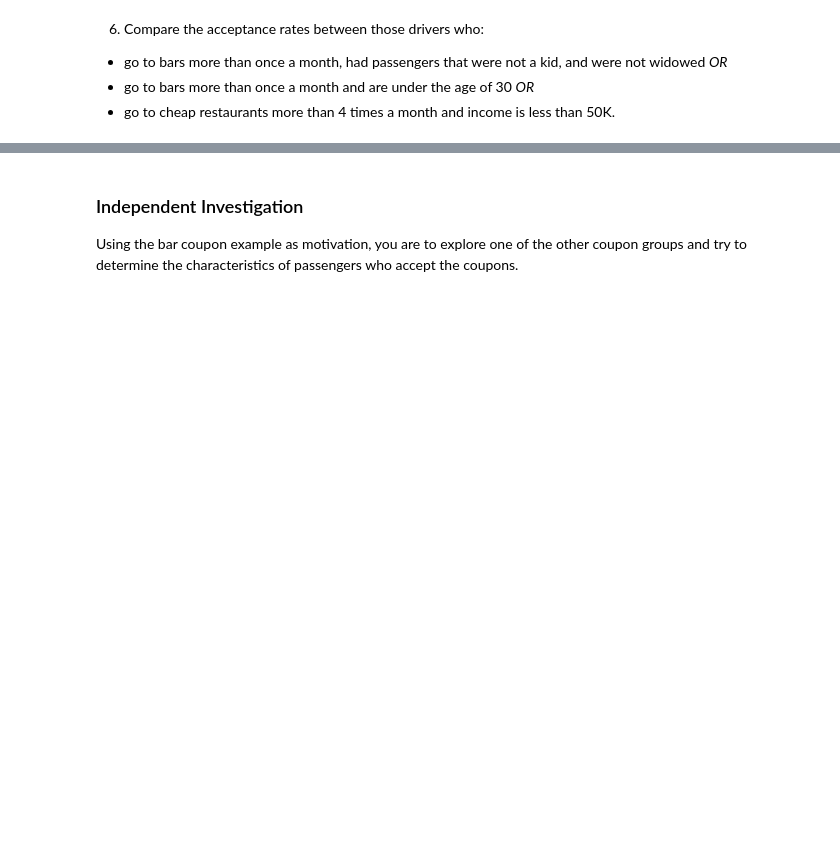
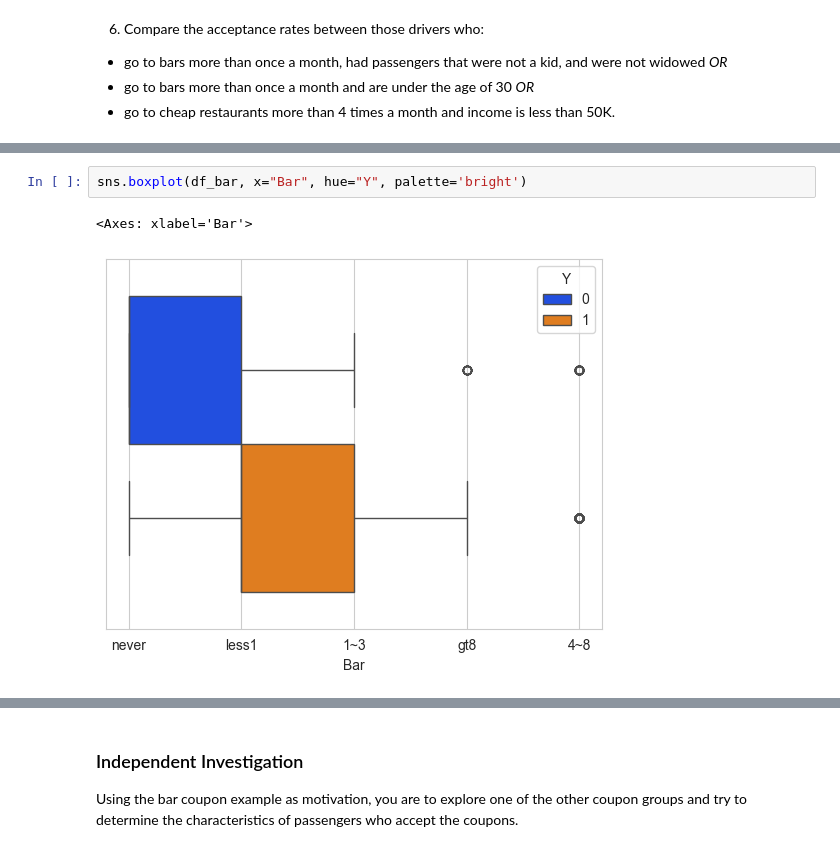
Before and after one commit to geo-rge-li/uci-coupon-analysis, a Jupyter notebook: prompt.ipynb, the cells around one changed output, grey strips where cells are left out. Cells and saved outputs as stored; diff of their text form; blank space fills up the shorter version.

```diff
--- a/prompt.ipynb
+++ b/prompt.ipynb
@@ -237,0 +308,5 @@ Bar coupons acceptance rate for those who visit the bar 4 or more times a month:
+# %%
+sns.boxplot(df_bar, x="Bar", hue="Y", palette='bright')
+# %% [output]
+<Axes: xlabel='Bar'>
+[figure, added]
```
Also changed, not shown: parts of 13 cells of this notebook.
